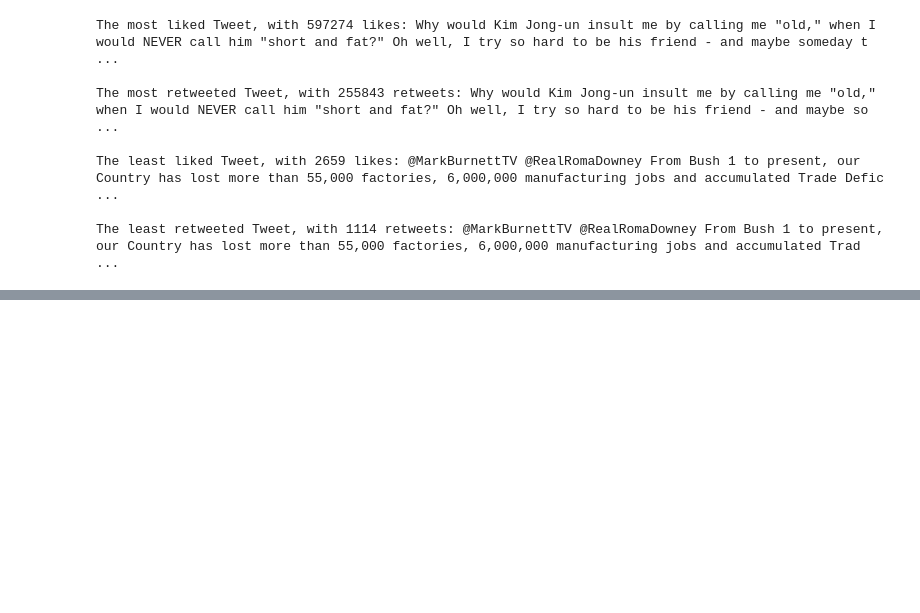
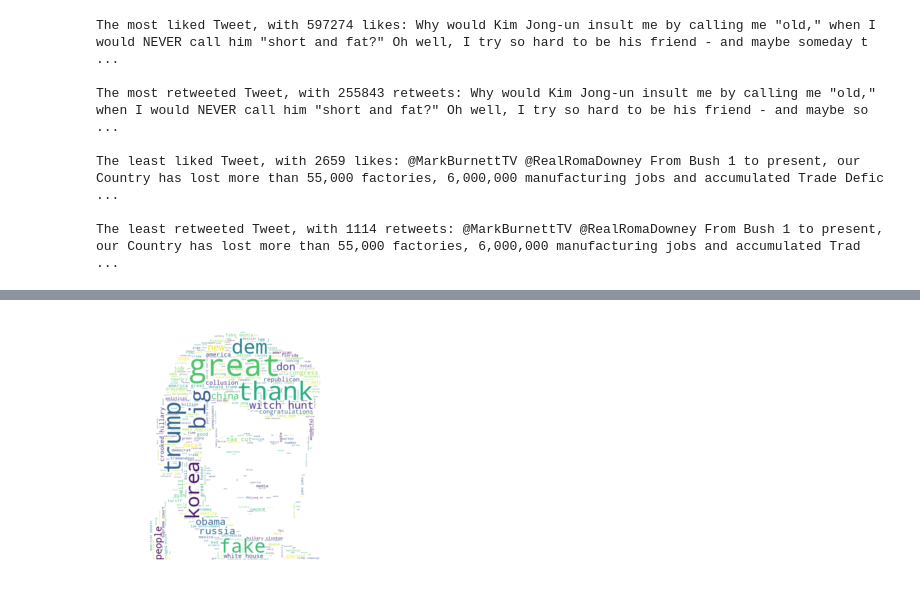
Before and after one commit to chenwill98/donald-analysis, a Jupyter notebook: Donald Trump Tweets.ipynb, the cells around one changed output, grey strips where cells are left out. Cells and saved outputs as stored; diff of their text form; code cells hidden in the pictures; blank space fills up the shorter version.

```diff
--- a/Donald Trump Tweets.ipynb
+++ b/Donald Trump Tweets.ipynb
@@ -111,0 +115,12 @@ The least retweeted Tweet, with 1114 retweets: @MarkBurnettTV @RealRomaDowney Fr
+# %%
+# Extracts word phrases from all of the tweets
+phrases_list = []
+def phrase (text):
+    phrases = TextBlob(clean_text(text)).noun_phrases
+    for Word in phrases:
+        phrases_list.append(Word)
+    return phrases
+
+tweets['Phrases'] = np.array([phrase(tweet['full_text']) for tweet in tweets_data])
+phrases_string = ' '.join(phrases_list)
+display(tweets.head(100))
@@ -111,0 +168,15 @@ The least retweeted Tweet, with 1114 retweets: @MarkBurnettTV @RealRomaDowney Fr
+# %%
+# Puts all of the tweets in a wordcloud
+d = path.dirname(__file__) if "__file__" in locals() else os.getcwd()
+
+trump_mask = np.array(Image.open(path.join(d, "trump_stencil_1.jpg")))
+stopwords = set(STOPWORDS)
+stopwords.add("amp")
+
+wc = WordCloud(background_color="white", stopwords=stopwords, max_words=2000, mask=trump_mask, contour_width=0)
+wc.generate(phrases_string)
+plt.imshow(wc, interpolation='bilinear')
+plt.axis("off")
+plt.tight_layout()
+# %% [output]
+[figure, added]
```
Also changed, not shown: parts of 8 cells of this notebook, 3 other files.
